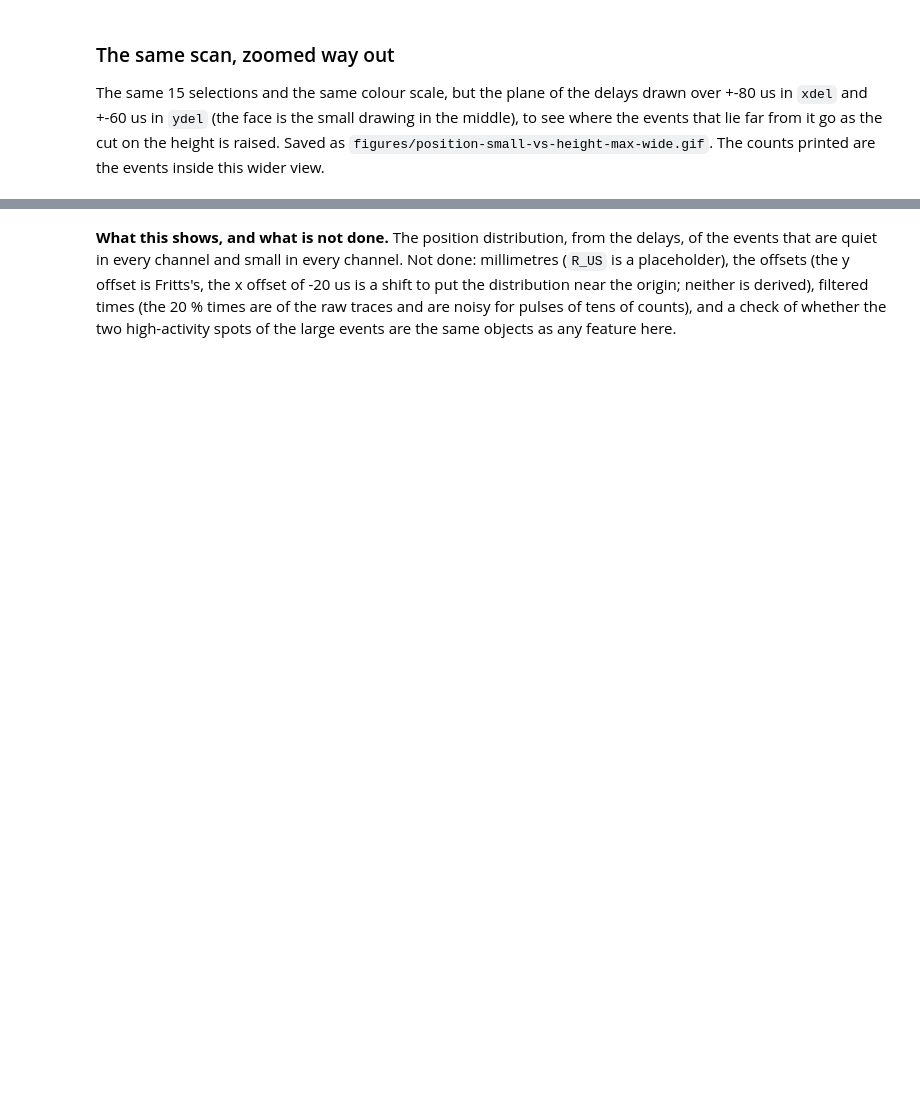
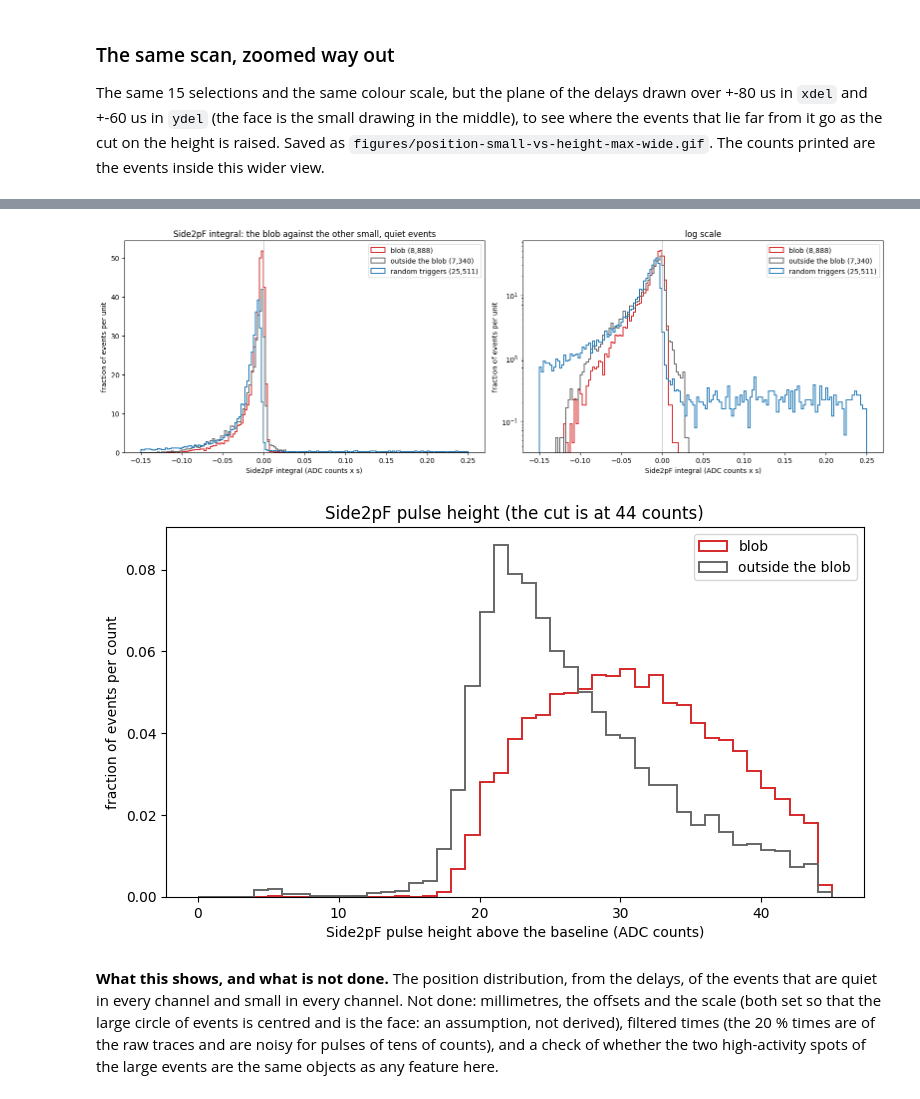
Before and after one commit to villano-lab/NSDF-Data, a Jupyter notebook: data_analysis/R76/notebooks/relcal/positions-small-quiet-82v.ipynb, the cells around one changed output, grey strips where cells are left out. Drawn from its saved outputs; the diff is of its cells as text; code cells hidden in the pictures; blank space fills up the shorter version.

```diff
--- a/data_analysis/R76/notebooks/relcal/positions-small-quiet-82v.ipynb
+++ b/data_analysis/R76/notebooks/relcal/positions-small-quiet-82v.ipynb
@@ -250,2 +359,31 @@ Image(filename=str(GIF_W))
+# %%
+BINS_I = np.linspace(-0.15, 0.25, 161)
+fig, axes = plt.subplots(1, 2, figsize=(16, 5.2))
+for ax, log in zip(axes, (False, True)):
+    for m, c, lab in ((blob, "C3", f"blob ({blob.sum():,})"), (rest, "0.4", f"outside the blob ({rest.sum():,})"),
+                      (rand & keep, "C0", f"random triggers ({(rand & keep).sum():,})")):
+        ax.hist(IF[m], bins=BINS_I, histtype="step", density=True, color=c, linewidth=1.4, label=lab)
+    ax.axvline(0, color="0.6", linewidth=0.6)
+    ax.set_xlabel("Side2pF integral (ADC counts x s)")
+    ax.set_ylabel("fraction of events per unit")
+    if log:
+        ax.set_yscale("log")
+    ax.set_title("log scale" if log else "Side2pF integral: the blob against the other small, quiet events")
+    ax.legend()
+fig.tight_layout()
+plt.show()
+
+# the same events by their Side2pF pulse height, which the drift of the baseline does not reach
+fig, ax = plt.subplots(figsize=(9, 4.8))
+for m, col, lab in ((blob, "C3", "blob"), (rest, "0.4", "outside the blob")):
+    ax.hist(height[m, LETTERS.index("F")], bins=np.arange(0, 46, 1), histtype="step", density=True, color=col, linewidth=1.4, label=lab)
+ax.set_xlabel("Side2pF pulse height above the baseline (ADC counts)")
+ax.set_ylabel("fraction of events per count")
+ax.set_title("Side2pF pulse height (the cut is at 44 counts)")
+ax.legend()
+plt.show()
+# %% [output]
+[figure, added]
+[figure, added]
 # %% [markdown]
-**What this shows, and what is not done.** The position distribution, from the delays, of the events that are quiet in every channel and small in every channel. Not done: millimetres (`R_US` is a placeholder), the offsets (the y offset is Fritts's, the x offset of -20 us is a shift to put the distribution near the origin; neither is derived), filtered times (the 20 % times are of the raw traces and are noisy for pulses of tens of counts), and a check of whether the two high-activity spots of the large events are the same objects as any feature here.
+**What this shows, and what is not done.** The position distribution, from the delays, of the events that are quiet in every channel and small in every channel. Not done: millimetres, the offsets and the scale (both set so that the large circle of events is centred and is the face: an assumption, not derived), filtered times (the 20 % times are of the raw traces and are noisy for pulses of tens of counts), and a check of whether the two high-activity spots of the large events are the same objects as any feature here.
```
Also changed, not shown: parts of 13 cells of this notebook, 2 other files.
